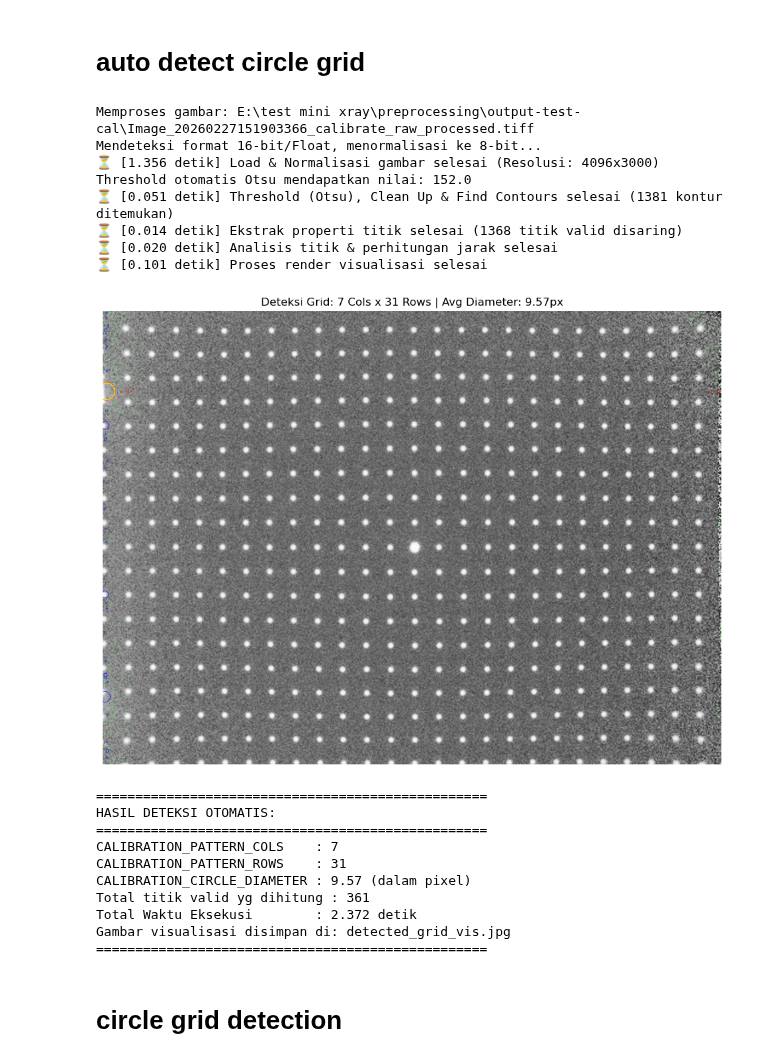
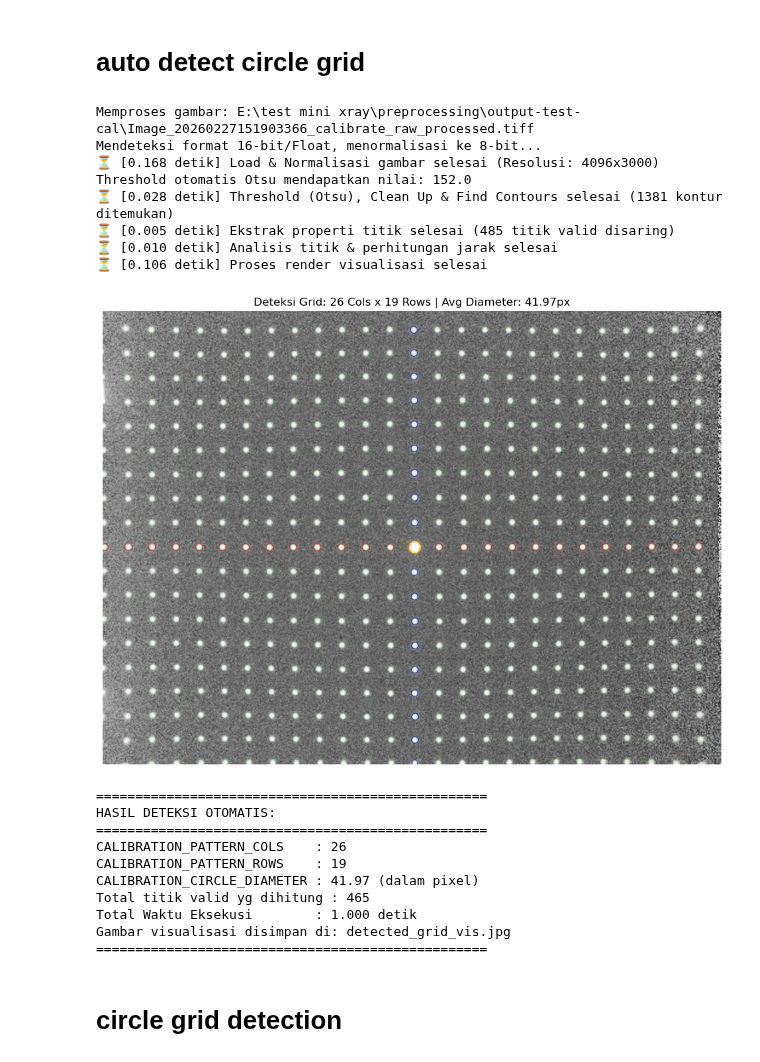
Before and after one commit to Madeena-software/imager-pipeline, a Jupyter notebook: try.ipynb, the cells around one changed output. Drawn from its saved outputs; the diff is of its cells as text; code cells hidden in the pictures.

```diff
--- a/try.ipynb
+++ b/try.ipynb
@@ -64,8 +64,20 @@ def detect_calibration_params(
     dot_props = []
     for cnt in contours:
         area = cv2.contourArea(cnt)
-        # OPTIMASI: Abaikan area yang terlalu kecil (noise debu) atau terlalu masif
-        if area < 10 or area > (img.shape[0] * img.shape[1] * 0.1):
+        # OPTIMASI: Abaikan area yang terlalu kecil.
+        # Titik berdiameter 40px memiliki luas ~1256. Threshold 150 sangat aman
+        # untuk menendang ribuan noise/debu dari latar belakang.
+        if area < 150 or area > (img.shape[0] * img.shape[1] * 0.1):
+            continue
+
+        perimeter = cv2.arcLength(cnt, True)
+        if perimeter == 0:
+            continue
+
+        # FILTER KEBULATAN (Circularity): 4 * pi * (Area / Perimeter^2)
+        # Sangat ampuh membuang debu berserakan atau goresan (Lingkaran sempurna = 1.0)
+        circularity = 4 * np.pi * (area / (perimeter * perimeter))
+        if circularity < 0.5:
             continue
 
         # Hitung titik tengah (centroid) dari kontur
@@ -127,20 +139,38 @@ def detect_calibration_params(
     t4 = time.time()
     print(f"⏳ [{t4 - t3:.3f} detik] Analisis titik & perhitungan jarak selesai")
 
-    # --- 6. Menghitung Baris & Kolom ---
+    # --- 6. Menghitung Baris & Kolom (Metode Clustering) ---
+    # Mengelompokkan koordinat X dan Y yang berdekatan untuk menghitung jumlah kolom dan baris
+    xs = np.array([d["cx"] for d in regular_dots])
+    ys = np.array([d["cy"] for d in regular_dots])
+
+    xs.sort()
+    ys.sort()
+
+    # Hitung lonjakan koordinat yang melampaui separuh jarak antar titik (grid spacing)
+    cols = 1 + np.sum(np.diff(xs) > grid_spacing * 0.5)
+    rows = 1 + np.sum(np.diff(ys) > grid_spacing * 0.5)
+
+    # Siapkan titik silang referensi untuk visualisasi
     if center_dot:
         grid_center_x, grid_center_y = center_dot["cx"], center_dot["cy"]
     else:
-        grid_center_x, grid_center_y = img.shape[1] // 2, img.shape[0] // 2
-        print("! Titik pusat besar tidak terdeteksi, menggunakan tengah gambar.")
+        # Ambil titik reguler paling tengah untuk menjadi jangkar garis silang visualisasi
+        img_center_x, img_center_y = img.shape[1] // 2, img.shape[0] // 2
+        closest_dot = min(
+            regular_dots,
+            key=lambda d: (d["cx"] - img_center_x) ** 2 + (d["cy"] - img_center_y) ** 2,
+        )
+        grid_center_x, grid_center_y = closest_dot["cx"], closest_dot["cy"]
+        print(
+            "! Titik pusat besar tidak terdeteksi, menggunakan titik terpusat sebagai referensi."
+        )
 
     y_tolerance = grid_spacing * 0.4
     cols_dots = [d for d in dot_props if abs(d["cy"] - grid_center_y) < y_tolerance]
-    cols = len(cols_dots)
 
     x_tolerance = grid_spacing * 0.4
     rows_dots = [d for d in dot_props if abs(d["cx"] - grid_center_x) < x_tolerance]
-    rows = len(rows_dots)
 
     # --- 7. Visualisasi Hasil ---
     vis_img = cv2.cvtColor(img, cv2.COLOR_GRAY2BGR)
@@ -186,47 +216,47 @@ def detect_calibration_params(
     print("\n" + "=" * 50)
     print("HASIL DETEKSI OTOMATIS:")
     print("=" * 50)
     print(f"CALIBRATION_PATTERN_COLS    : {cols}")
     print(f"CALIBRATION_PATTERN_ROWS    : {rows}")
     print(f"CALIBRATION_CIRCLE_DIAMETER : {avg_diameter:.2f} (dalam pixel)")
     print(
         f"Total titik valid yg dihitung : {len(regular_dots) + (1 if center_dot else 0)}"
     )
     print(
         f"Total Waktu Eksekusi        : {total_end_time - total_start_time:.3f} detik"
     )
     print(f"Gambar visualisasi disimpan di: {output_vis_path}")
     print("=" * 50)
 
     return {"cols": cols, "rows": rows, "diameter": avg_diameter}
 
 
 # --- Blok eksekusi untuk Jupyter Notebook ---
 IMAGE_FILE = r"E:\test mini xray\preprocessing\output-test-cal\Image_20260227151903366_calibrate_raw_processed.tiff"
 
 if os.path.exists(IMAGE_FILE):
     hasil = detect_calibration_params(IMAGE_FILE, show_plot=True)
 else:
     print(f"File '{IMAGE_FILE}' tidak ditemukan di folder saat ini.")
     print("Pastikan path file gambar sudah benar.")
 # %% [output]
 Memproses gambar: E:\test mini xray\preprocessing\output-test-cal\Image_20260227151903366_calibrate_raw_processed.tiff
 Mendeteksi format 16-bit/Float, menormalisasi ke 8-bit...
-⏳ [1.356 detik] Load & Normalisasi gambar selesai (Resolusi: 4096x3000)
+⏳ [0.168 detik] Load & Normalisasi gambar selesai (Resolusi: 4096x3000)
 Threshold otomatis Otsu mendapatkan nilai: 152.0
-⏳ [0.051 detik] Threshold (Otsu), Clean Up & Find Contours selesai (1381 kontur ditemukan)
-⏳ [0.014 detik] Ekstrak properti titik selesai (1368 titik valid disaring)
-⏳ [0.020 detik] Analisis titik & perhitungan jarak selesai
-⏳ [0.101 detik] Proses render visualisasi selesai
+⏳ [0.028 detik] Threshold (Otsu), Clean Up & Find Contours selesai (1381 kontur ditemukan)
+⏳ [0.005 detik] Ekstrak properti titik selesai (485 titik valid disaring)
+⏳ [0.010 detik] Analisis titik & perhitungan jarak selesai
+⏳ [0.106 detik] Proses render visualisasi selesai
-[figure, old version]
+[figure, new version]
 ==================================================
 HASIL DETEKSI OTOMATIS:
 ==================================================
-CALIBRATION_PATTERN_COLS    : 7
-CALIBRATION_PATTERN_ROWS    : 31
-CALIBRATION_CIRCLE_DIAMETER : 9.57 (dalam pixel)
-Total titik valid yg dihitung : 361
-Total Waktu Eksekusi        : 2.372 detik
+CALIBRATION_PATTERN_COLS    : 26
+CALIBRATION_PATTERN_ROWS    : 19
+CALIBRATION_CIRCLE_DIAMETER : 41.97 (dalam pixel)
+Total titik valid yg dihitung : 465
+Total Waktu Eksekusi        : 1.000 detik
 Gambar visualisasi disimpan di: detected_grid_vis.jpg
 ==================================================
 # %% [markdown]
```
